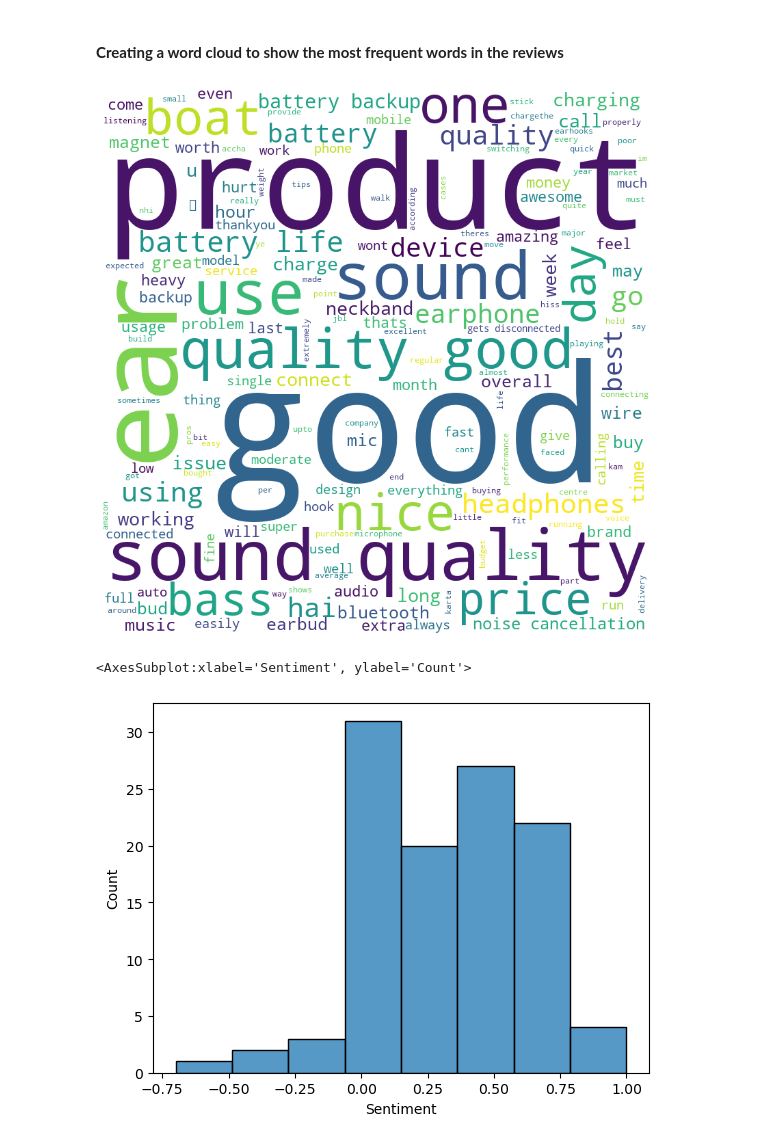
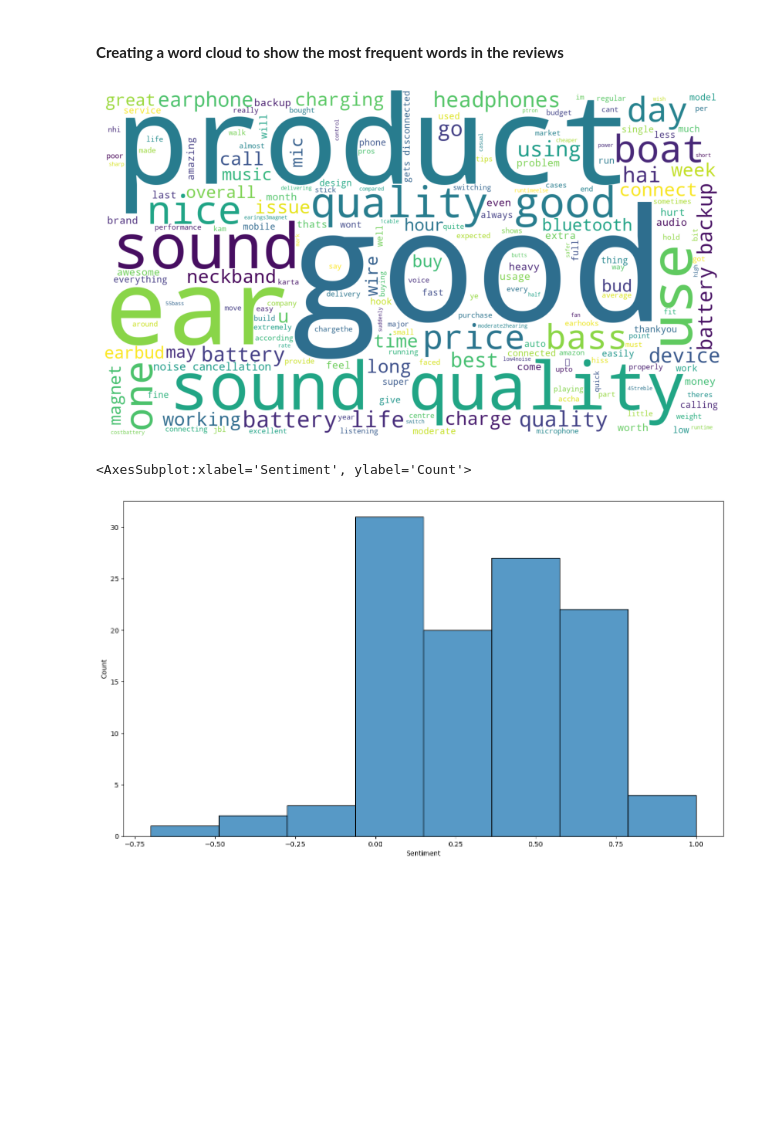
Before and after one commit to KunalDoshi-Code/Data_Science_Assignments, a Jupyter notebook: Assignments/11-Text Mining/Sentiment Analysis on - Amazon Product Reviews/text-mining-emotion-analysis-on-amazon-review.ipynb, the cells around one changed output. Drawn from its saved outputs; the diff is of its cells as text; code cells hidden in the pictures; blank space fills up the shorter version.

```diff
--- a/Assignments/11-Text Mining/Sentiment Analysis on - Amazon Product Reviews/text-mining-emotion-analysis-on-amazon-review.ipynb
+++ b/Assignments/11-Text Mining/Sentiment Analysis on - Amazon Product Reviews/text-mining-emotion-analysis-on-amazon-review.ipynb
@@ -41,0 +118,3 @@ data['Reviews'] = data['Reviews'].apply(lambda x: " ".join(x for x in x.split()
+# %%
+data['char_count'] = data['Reviews'].str.len()
+data[['Reviews','char_count']].head()
@@ -41,0 +130,10 @@ data['Reviews'] = data['Reviews'].apply(lambda x: " ".join(x for x in x.split()
+# %%
+def avg_word(sentence):
+    words = str(sentence).split()
+    if len(words) == 0:
+        return 0  # or any other default value you prefer
+    else:
+        return sum(len(word) for word in words) / len(words)
+
+data['avg_word'] = data['Reviews'].apply(lambda x: avg_word(x))
+data[['Reviews','avg_word']].head()
@@ -71,17 +435,17 @@ data
 # %% [markdown]
 #### **Creating a word cloud to show the most frequent words in the reviews**
 # %%
-wordcloud = WordCloud(width=800, height=800, background_color="white", min_font_size=10).generate(" ".join(data["Reviews"]))
+wordcloud = WordCloud(width=1600, height=900, background_color="white", min_font_size=10).generate(" ".join(data["Reviews"]))
 plt.figure(figsize=(8,8))
 plt.imshow(wordcloud)
 plt.axis("off")
 plt.tight_layout(pad=0)
 plt.show()
 # %% [output]
-[figure, old version]
+[figure, new version]
 # %%
-# Seaborn
+plt.figure(figsize=(16, 9))
 sns.histplot(data['Sentiment'])
 # %% [output]
 <AxesSubplot:xlabel='Sentiment', ylabel='Count'>
-[figure, old version]
+[figure, new version]
```
Also changed, not shown: parts of 43 cells of this notebook.
